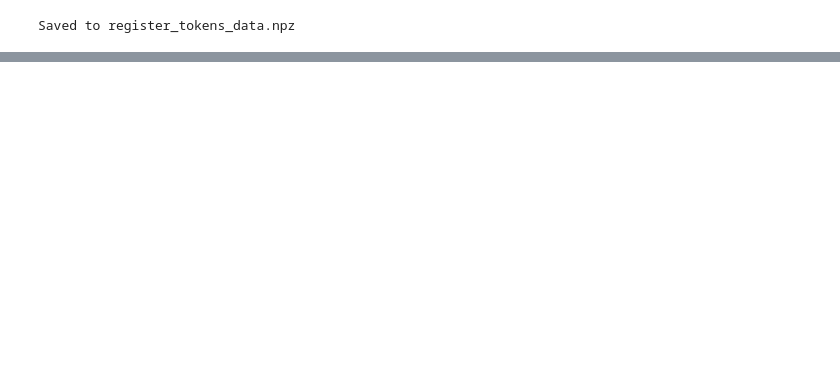
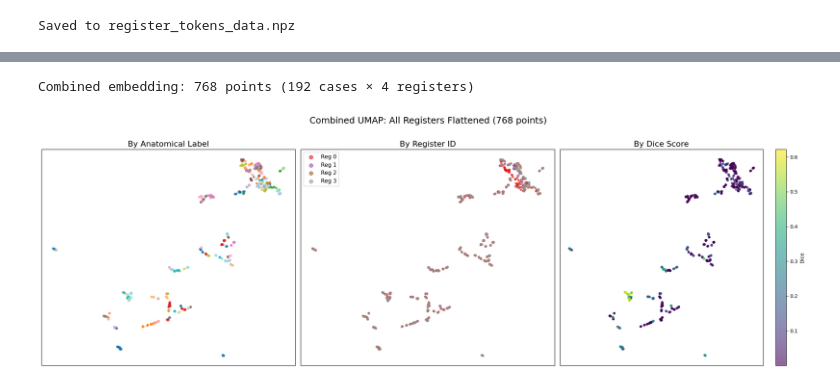
Before and after one commit to tidiane-camaret/ic_segmentation, a Jupyter notebook: results/register_tokens.ipynb, the cells around one changed output, grey strips where cells are left out. Drawn from its saved outputs; the diff is of its cells as text; code cells hidden in the pictures; blank space fills up the shorter version.

```diff
--- a/results/register_tokens.ipynb
+++ b/results/register_tokens.ipynb
@@ -179 +294,53 @@ plt.show()
+# %%
+# Alternative: Combined UMAP of ALL register tokens (flattened)
+# Each point = one register from one case
+
+n_cases, n_regs, n_dims = all_tokens.shape
+all_tokens_flat = all_tokens.reshape(-1, n_dims)  # (N*R, D)
+labels_flat = np.repeat(labels_array, n_regs)
+register_ids_flat = np.tile(np.arange(n_regs), n_cases)
+dices_flat = np.repeat(dices_array, n_regs)
+
+print(f"Combined embedding: {all_tokens_flat.shape[0]} points ({n_cases} cases × {n_regs} registers)")
+
+reducer_combined = UMAP(n_components=2, n_neighbors=15, min_dist=0.1, random_state=42)
+embedding_combined = reducer_combined.fit_transform(all_tokens_flat)
+
+# Plot side by side: by label, by register ID, by dice
+fig, axes = plt.subplots(1, 3, figsize=(22, 7))
+
+# By anatomical label
+ax = axes[0]
+for label in unique_labels:
+    mask = labels_flat == label
+    ax.scatter(embedding_combined[mask, 0], embedding_combined[mask, 1],
+               c=[label_to_color[label]], s=15, alpha=0.6, label=label)
+ax.set_title('By Anatomical Label', fontsize=16)
+ax.set_xticks([]); ax.set_yticks([])
+
+# By register ID
+ax = axes[1]
+reg_colors = plt.cm.Set1(np.linspace(0, 1, n_regs))
+for reg_idx in range(n_regs):
+    mask = register_ids_flat == reg_idx
+    ax.scatter(embedding_combined[mask, 0], embedding_combined[mask, 1],
+               c=[reg_colors[reg_idx]], s=15, alpha=0.6, label=f'Reg {reg_idx}')
+ax.set_title('By Register ID', fontsize=16)
+ax.set_xticks([]); ax.set_yticks([])
+ax.legend(fontsize=11, markerscale=2)
+
+# By dice score
+ax = axes[2]
+sc = ax.scatter(embedding_combined[:, 0], embedding_combined[:, 1],
+                c=dices_flat, cmap='viridis', s=15, alpha=0.6)
+ax.set_title('By Dice Score', fontsize=16)
+ax.set_xticks([]); ax.set_yticks([])
+plt.colorbar(sc, ax=ax, label='Dice')
+
+plt.suptitle(f'Combined UMAP: All Registers Flattened ({len(embedding_combined)} points)', fontsize=18, y=1.02)
+plt.tight_layout()
+plt.show()
+# %% [output]
+Combined embedding: 768 points (192 cases × 4 registers)
+[figure, added]
 # %%
```
Also changed, not shown: parts of 15 cells of this notebook, 10 other files.
